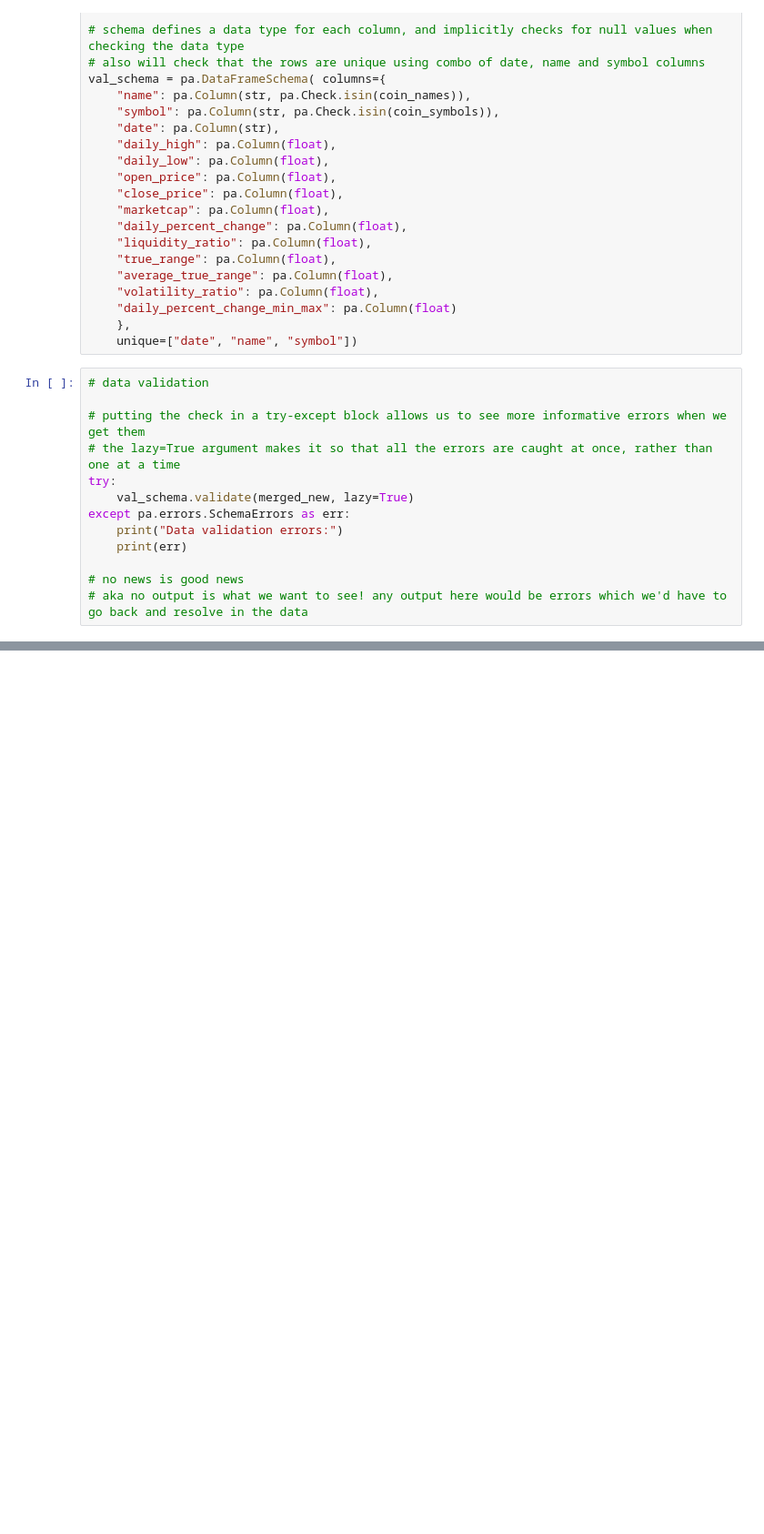
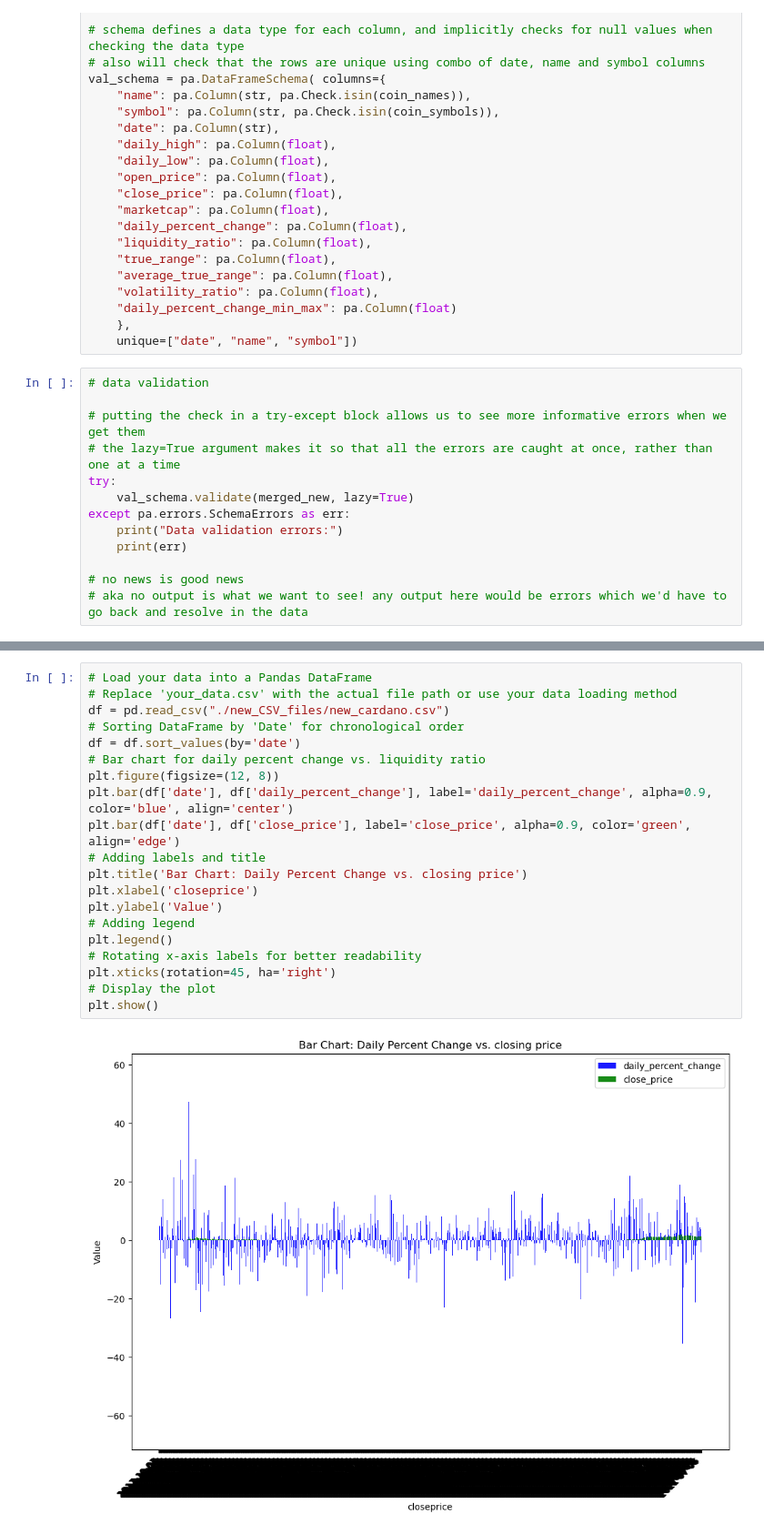
Before and after one commit to chris-levine/project-3, a Jupyter notebook: merged_dataframes.ipynb, the cells around one changed output, grey strips where cells are left out. Shown at 91% size. Cells and saved outputs as stored; diff of their text form; blank space fills up the shorter version.

```diff
--- a/merged_dataframes.ipynb
+++ b/merged_dataframes.ipynb
@@ -209,0 +231,22 @@ except pa.errors.SchemaErrors as err:
+# %%
+# Load your data into a Pandas DataFrame
+# Replace 'your_data.csv' with the actual file path or use your data loading method
+df = pd.read_csv("./new_CSV_files/new_cardano.csv")
+# Sorting DataFrame by 'Date' for chronological order
+df = df.sort_values(by='date')
+# Bar chart for daily percent change vs. liquidity ratio
+plt.figure(figsize=(12, 8))
+plt.bar(df['date'], df['daily_percent_change'], label='daily_percent_change', alpha=0.9, color='blue', align='center')
+plt.bar(df['date'], df['close_price'], label='close_price', alpha=0.9, color='green', align='edge')
+# Adding labels and title
+plt.title('Bar Chart: Daily Percent Change vs. closing price')
+plt.xlabel('closeprice')
+plt.ylabel('Value')
+# Adding legend
+plt.legend()
+# Rotating x-axis labels for better readability
+plt.xticks(rotation=45, ha='right')
+# Display the plot
+plt.show()
+# %% [output]
+[figure, added]
```
Also changed, not shown: parts of 3 cells of this notebook.
